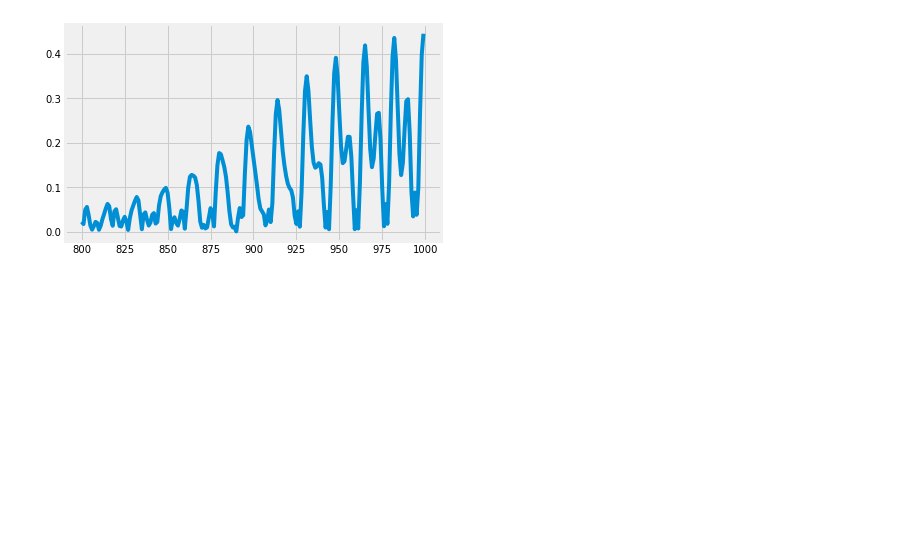
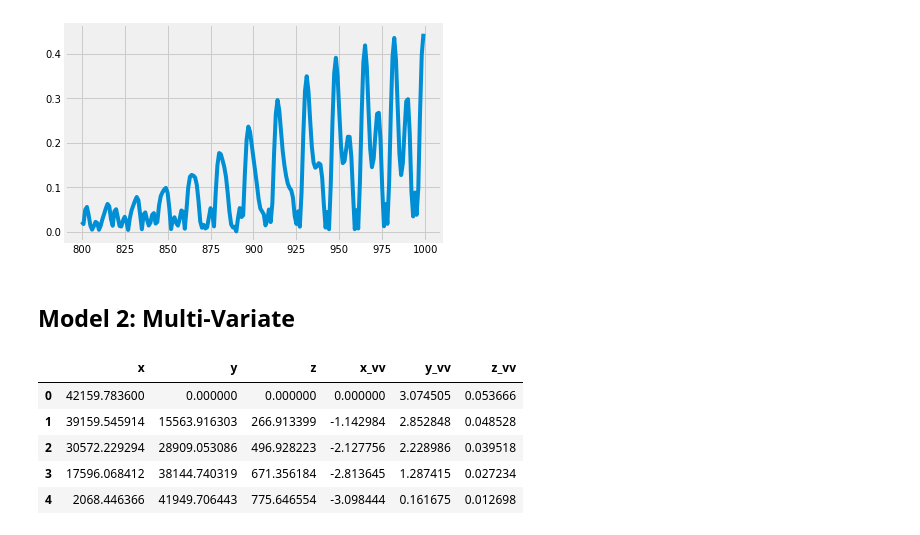
Before and after one commit to vladmarascu/Predicting-Orbits, a Jupyter notebook: RNNs/3rd Body Perturbation RNN Multivariate.ipynb, the cells around one changed output. Saved outputs shown, nothing was run; the diff lists cells and outputs as text; code cells hidden in the pictures; blank space fills up the shorter version.

```diff
--- a/RNNs/3rd Body Perturbation RNN Multivariate.ipynb
+++ b/RNNs/3rd Body Perturbation RNN Multivariate.ipynb
@@ -179,3 +179,32 @@ See the caveats in the documentation: https://pandas.pydata.org/pandas-docs/stab
   """Entry point for launching an IPython kernel.
 <AxesSubplot:>
 [figure]
+# %% [markdown]
+## Model 2: Multi-Variate
+# %%
+import pandas as pd
+import numpy as np
+import matplotlib.pyplot as plt
+#import seaborn as sns
+#sns.set_style('whitegrid')
+plt.style.use("fivethirtyeight")
+%matplotlib inline
+from sklearn.preprocessing import MinMaxScaler
+from keras.models import Sequential
+from keras.layers import Dense, LSTM
+
+df = pd.read_csv('Dataframes/3rdBodyPerturbationPoliastro.csv')
+df_v = pd.read_csv('Dataframes/3rdBodyPerturbationPoliastro_vv.csv')
+
+df['x_vv']=df_v.vv_x
+df['y_vv']=df_v.vv_y
+df['z_vv']=df_v.vv_z
+
+df.head()
+# %% [output]
+|  | x | y | z | x_vv | y_vv | z_vv |
+| 0 | 42159.783600 | 0.000000 | 0.000000 | 0.000000 | 3.074505 | 0.053666 |
+| 1 | 39159.545914 | 15563.916303 | 266.913399 | -1.142984 | 2.852848 | 0.048528 |
+| 2 | 30572.229294 | 28909.053086 | 496.928223 | -2.127756 | 2.228986 | 0.039518 |
+| 3 | 17596.068412 | 38144.740319 | 671.356184 | -2.813645 | 1.287415 | 0.027234 |
+| 4 | 2068.446366 | 41949.706443 | 775.646554 | -3.098444 | 0.161675 | 0.012698 |
```
Also changed, not shown: parts of 19 cells of this notebook.
